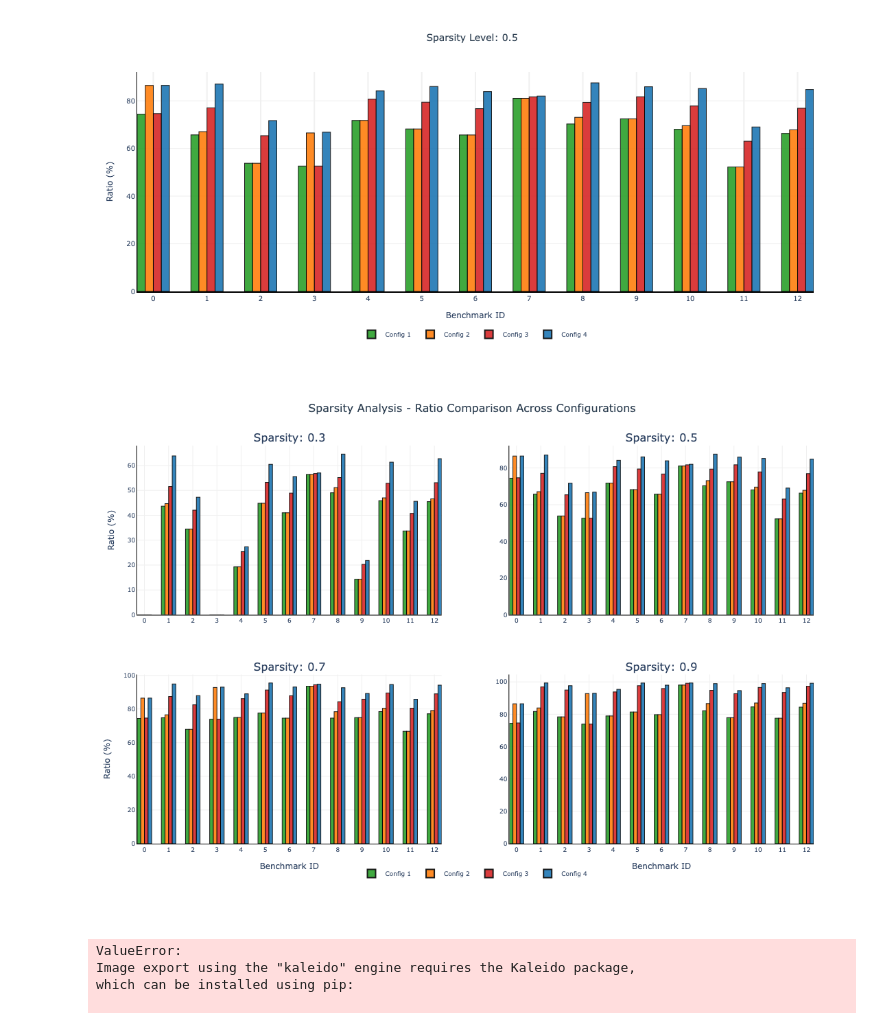
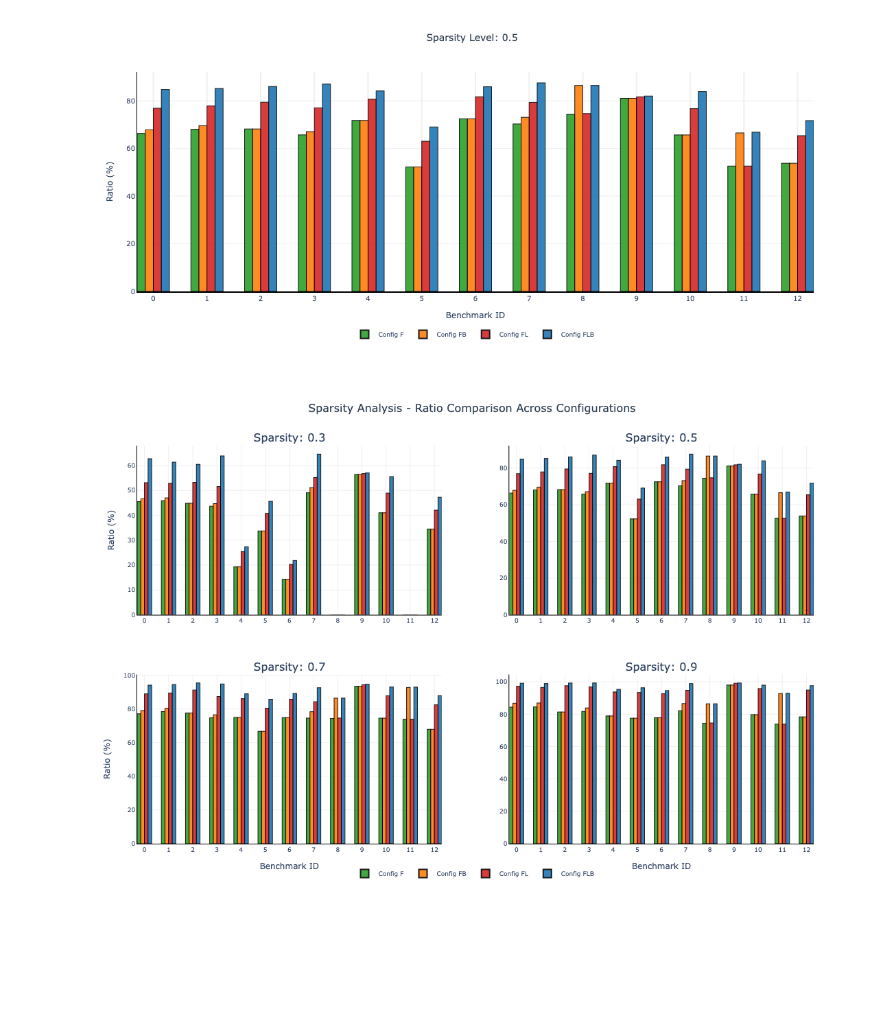
Before and after one commit to lac-dcc/adlet, a Jupyter notebook: benchmarks/analysis/prop.ipynb, the cells around one changed output. Drawn from its saved outputs; the diff is of its cells as text; code cells hidden in the pictures; blank space fills up the shorter version.

```diff
--- a/benchmarks/analysis/prop.ipynb
+++ b/benchmarks/analysis/prop.ipynb
@@ -431,30 +356,26 @@ def create_multi_sparsity_plot(sparsity_data_dict):
 # %%
 # Example usage with your files:
 #
 files = ["../analysis/einsum-data/13_0.3_prop.csv",
          "../analysis/einsum-data/13_0.5_prop.csv",
          "../analysis/einsum-data/13_0.7_prop.csv",
          "../analysis/einsum-data/13_0.9_prop.csv"]
 
 sparsity_data = {}
 for i, (level, filepath) in enumerate(zip([0.3, 0.5, 0.7, 0.9], files)):
-    sparsity_data[level] = process_sparsity_file(filepath, level)
+    sparsity_data[level] = process_sparsity_file(filepath, level, "../analysis/einsum-data/13.txt")
 
 # Create single plot (use the processed data, not the filepath)
 single_fig = create_plotly_bar_plot(sparsity_data[0.5], "0.5")
 single_fig.show()
 
 # Create multi-subplot plot
 multi_fig = create_multi_sparsity_plot(sparsity_data)
 multi_fig.show()
 
 # Save plots
 # pio.write_image(single_fig, "sparsity_single.svg", width=800, height=500)
 # pio.write_image(multi_fig, "sparsity_multi.svg", width=1000, height=800)
 # %% [output]
-[figure, old version]
+[figure, new version]
-[figure, old version]
+[figure, new version]
-ValueError:
-Image export using the "kaleido" engine requires the Kaleido package,
-which can be installed using pip:
-
```
Also changed, not shown: parts of 2 cells of this notebook.
